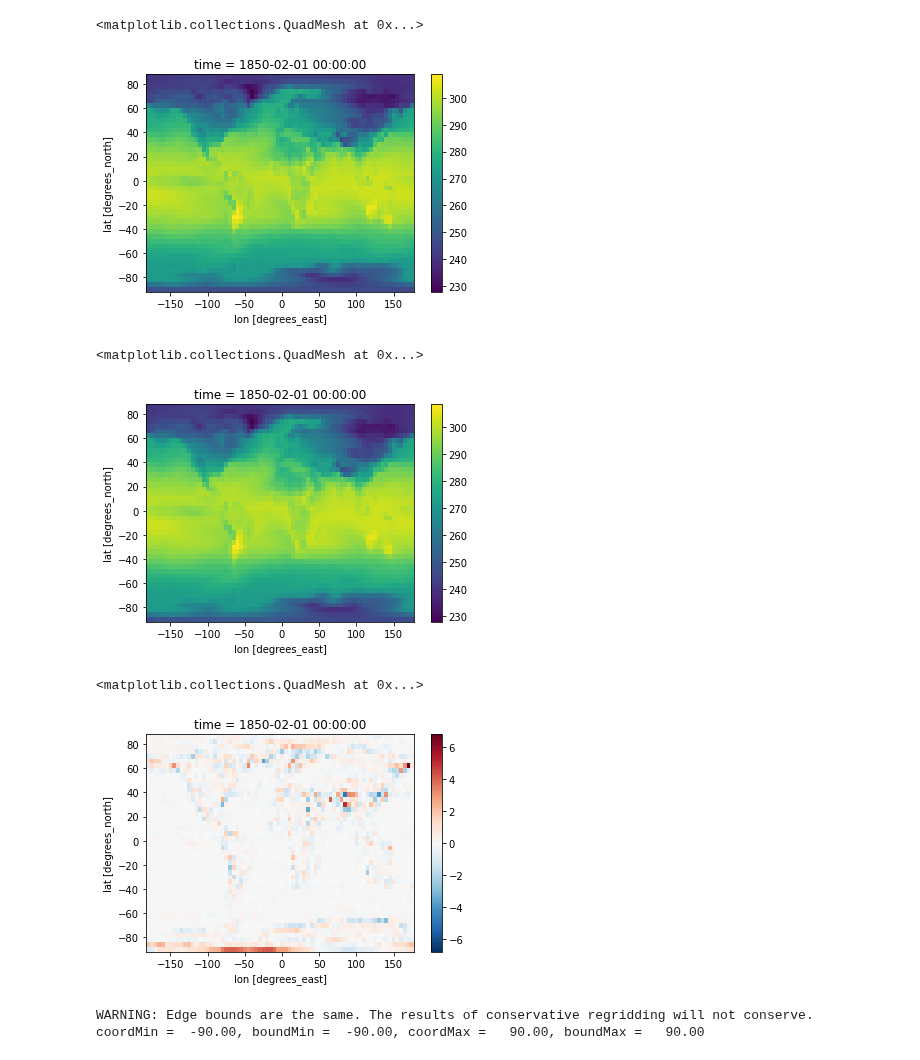
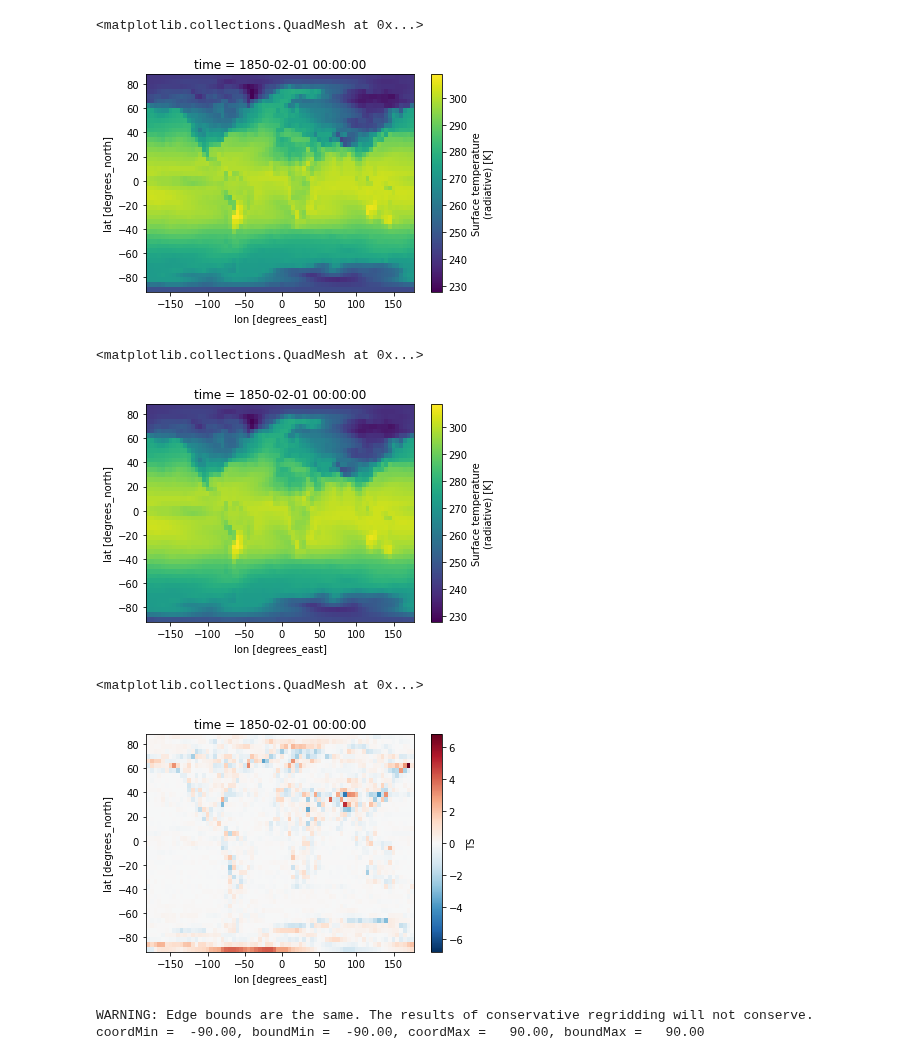
Before and after one commit to xCDAT/xcdat-validation, a Jupyter notebook: validation/regridding/regrid_cdat_xcdat.ipynb, the cells around one changed output. Drawn from its saved outputs; the diff is of its cells as text; code cells hidden in the pictures.

```diff
--- a/validation/regridding/regrid_cdat_xcdat.ipynb
+++ b/validation/regridding/regrid_cdat_xcdat.ipynb
@@ -6,6 +6,7 @@ import cdms2
 # dataset to use
 # dpath = '/p/css03/esgf_publish/CMIP6/CMIP/NCAR/CESM2/historical/r1i1p1f1/Amon/tas/gn/v20190308/*.nc'
 # dpath = '20180215.DECKv1b_H1.ne30_oEC.edison_01_200001_200101_climo.nc'
-dpath = '/p/user_pub/e3sm/zhang40/xcdat_test_e3sm/TS_185001_201312.nc'
+#dpath = '/p/user_pub/e3sm/zhang40/xcdat_test_e3sm/TS_185001_201312.nc'
+dpath = '/Users/zhang40/Documents/ACME_simulations/E3SM_v1/TS_185001_201312.nc'
 # open dataset
 ds = xcdat.open_dataset(dpath)
@@ -18,20 +54,20 @@ ds2 = ds.regridder.regrid("TS", out_grid, tool="xesmf", method="bilinear")
 # %%
-ds2[0,].plot()
+ds2.TS[0,].plot()
 # %% [output]
 <matplotlib.collections.QuadMesh at 0x...>
-[figure, old version]
+[figure, new version]
 # %%
 ds3 = ds.regridder.regrid("TS", out_grid, tool="xesmf", method="conservative")
 # %%
-ds3[0,].plot()
+ds3.TS[0,].plot()
 # %% [output]
 <matplotlib.collections.QuadMesh at 0x...>
-[figure, old version]
+[figure, new version]
 # %%
-(ds3[0,]-ds2[0,]).plot()
+(ds3.TS[0,]-ds2.TS[0,]).plot()
 # %% [output]
 <matplotlib.collections.QuadMesh at 0x...>
-[figure, old version]
+[figure, new version]
 # %%
 fin = cdms2.open(dpath)
 # %%
```
Also changed, not shown: parts of 19 cells of this notebook, 2 other files.
